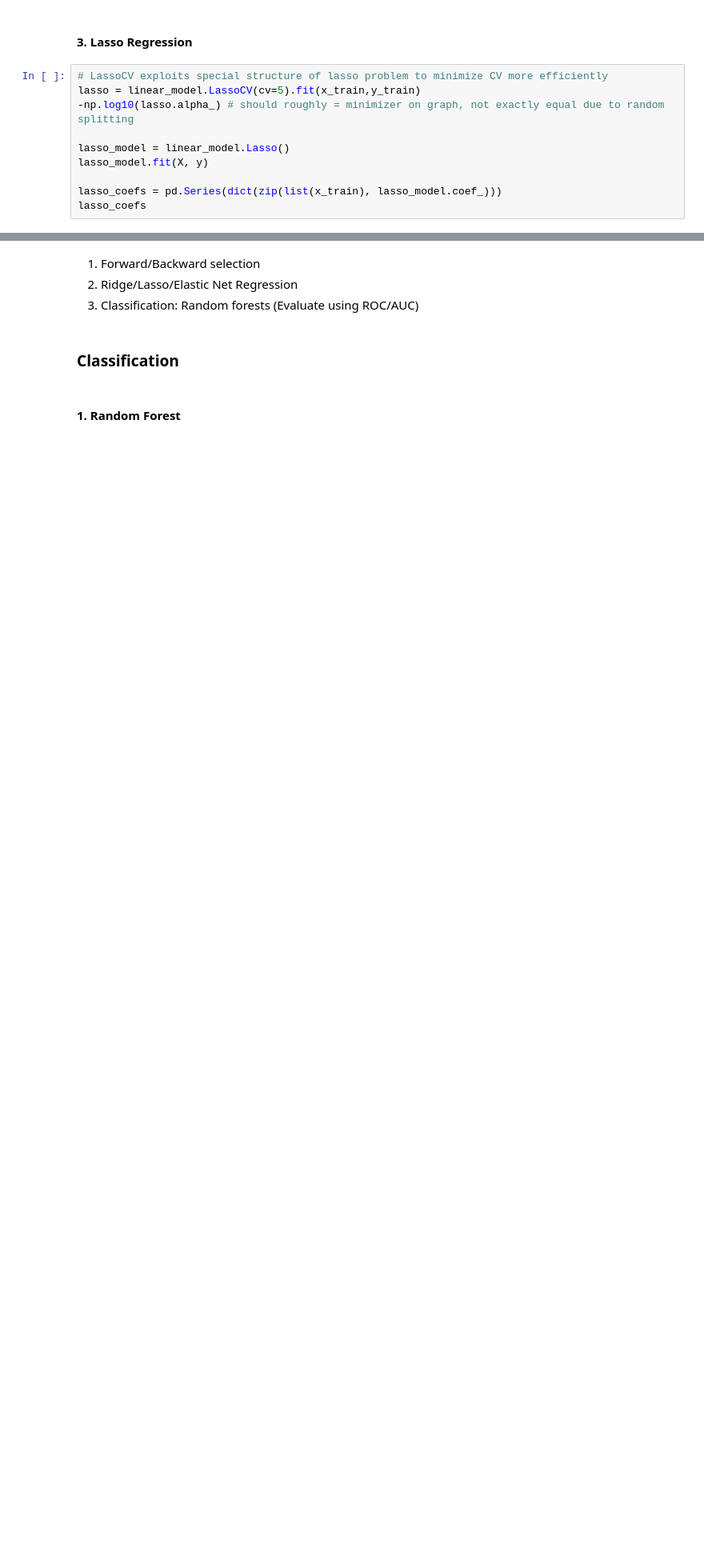
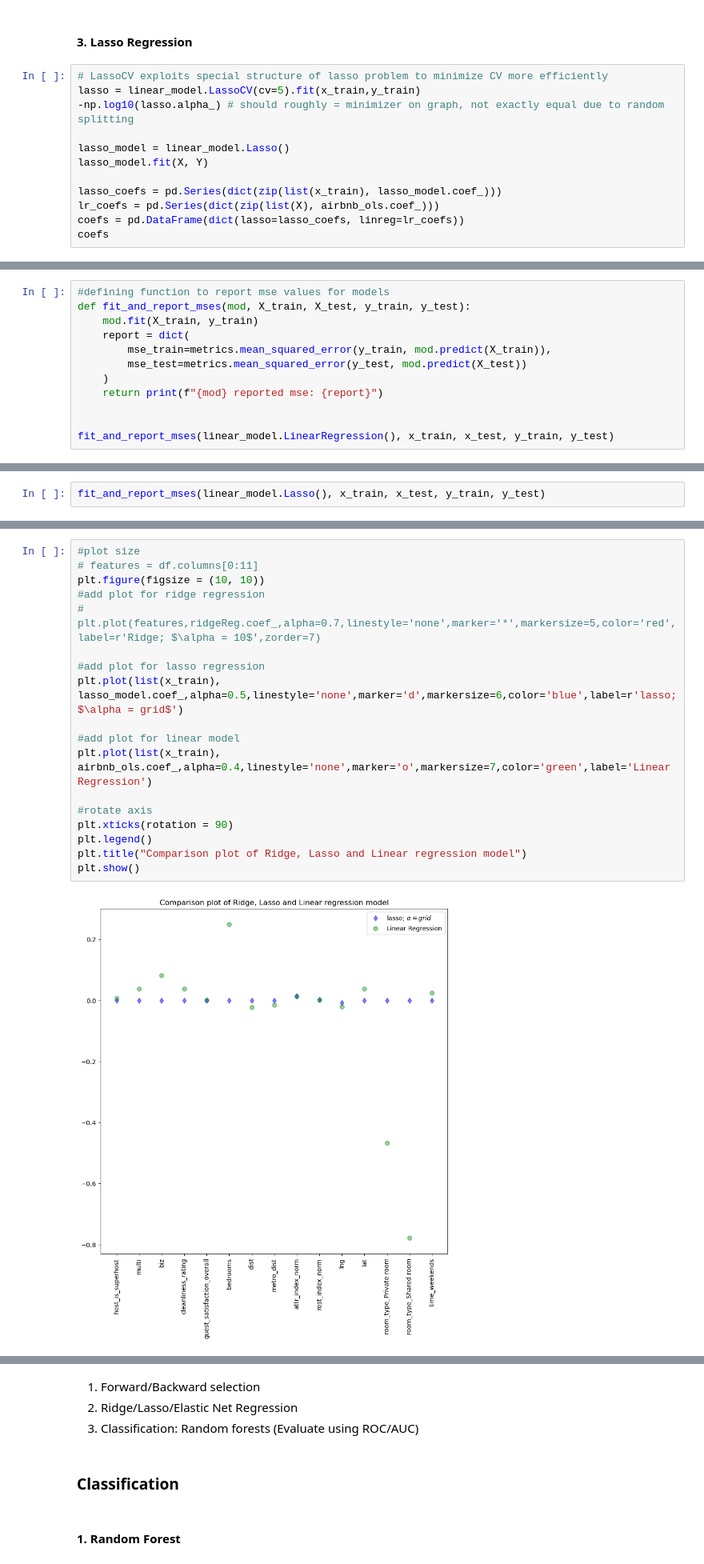
Before and after one commit to Hrithik0015/ECON323_Project, a Jupyter notebook: Project_Report.ipynb, the cells around one changed output, grey strips where cells are left out. Shown at 80% size. Cells and saved outputs as stored; diff of their text form; blank space fills up the shorter version.

Commit message:
added a visual for lasso and linear regression coefficients

```diff
--- a/Project_Report.ipynb
+++ b/Project_Report.ipynb
@@ -220,8 +219,10 @@ lasso = linear_model.LassoCV(cv=5).fit(x_train,y_train)
 -np.log10(lasso.alpha_) # should roughly = minimizer on graph, not exactly equal due to random splitting
 
 lasso_model = linear_model.Lasso()
-lasso_model.fit(X, y)
+lasso_model.fit(X, Y)
 
 lasso_coefs = pd.Series(dict(zip(list(x_train), lasso_model.coef_)))
-lasso_coefs
+lr_coefs = pd.Series(dict(zip(list(X), airbnb_ols.coef_)))
+coefs = pd.DataFrame(dict(lasso=lasso_coefs, linreg=lr_coefs))
+coefs
 # %% [output]
@@ -247,0 +247,12 @@ dtype: float64
+# %%
+#defining function to report mse values for models
+def fit_and_report_mses(mod, X_train, X_test, y_train, y_test):
+    mod.fit(X_train, y_train)
+    report = dict(
+        mse_train=metrics.mean_squared_error(y_train, mod.predict(X_train)),
+        mse_test=metrics.mean_squared_error(y_test, mod.predict(X_test))
+    )
+    return print(f"{mod} reported mse: {report}")
+
+
+fit_and_report_mses(linear_model.LinearRegression(), x_train, x_test, y_train, y_test)
@@ -247,0 +261,2 @@ dtype: float64
+# %%
+fit_and_report_mses(linear_model.Lasso(), x_train, x_test, y_train, y_test)
@@ -247,0 +265,20 @@ dtype: float64
+# %%
+#plot size
+# features = df.columns[0:11]
+plt.figure(figsize = (10, 10))
+#add plot for ridge regression
+# plt.plot(features,ridgeReg.coef_,alpha=0.7,linestyle='none',marker='*',markersize=5,color='red',label=r'Ridge; $\alpha = 10$',zorder=7)
+
+#add plot for lasso regression
+plt.plot(list(x_train), lasso_model.coef_,alpha=0.5,linestyle='none',marker='d',markersize=6,color='blue',label=r'lasso; $\alpha = grid$')
+
+#add plot for linear model
+plt.plot(list(x_train), airbnb_ols.coef_,alpha=0.4,linestyle='none',marker='o',markersize=7,color='green',label='Linear Regression')
+
+#rotate axis
+plt.xticks(rotation = 90)
+plt.legend()
+plt.title("Comparison plot of Ridge, Lasso and Linear regression model")
+plt.show()
+# %% [output]
+[figure, added]
```
Also changed, not shown: parts of 19 cells of this notebook.
